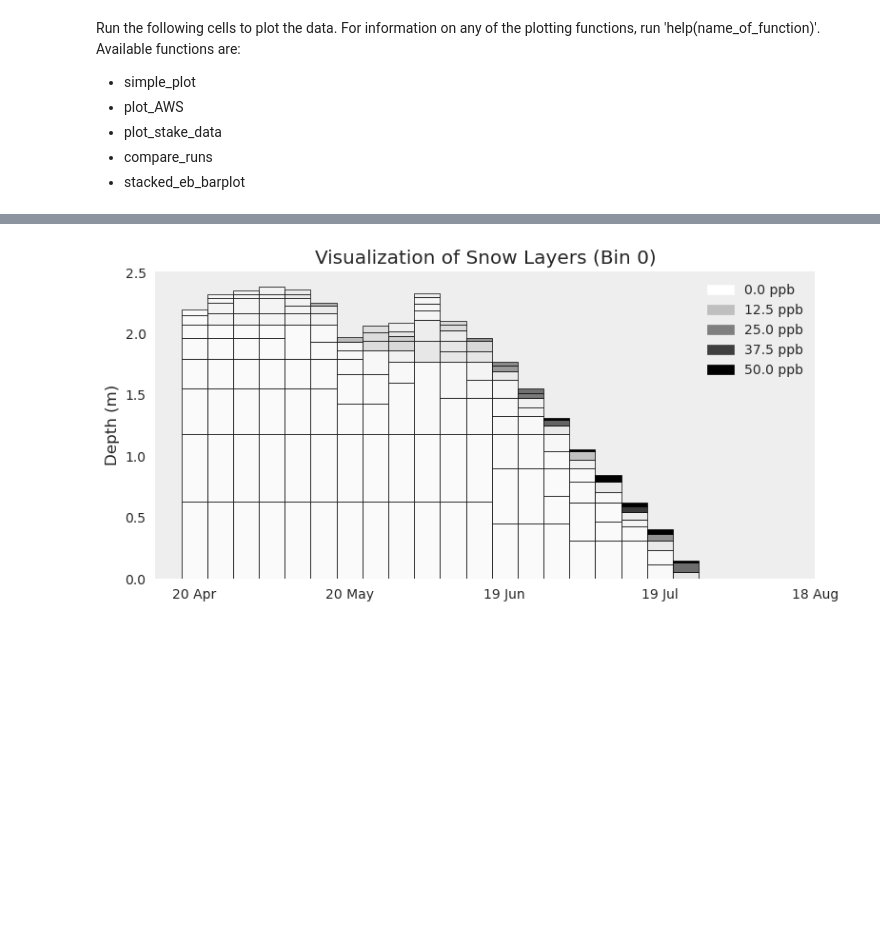
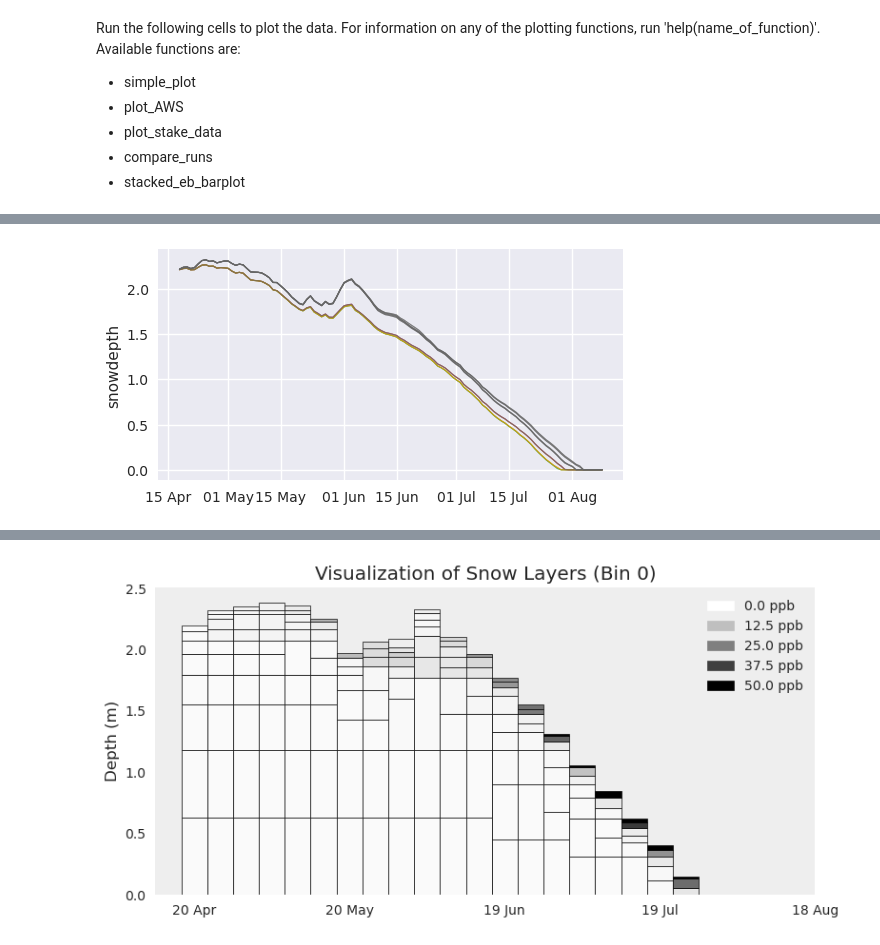
Before and after one commit to drounce/PyGEM, a Jupyter notebook: pygem_eb/processing/ebplotting.ipynb, the cells around one changed output, grey strips where cells are left out. Saved outputs shown, nothing was run; the diff lists cells and outputs as text; code cells hidden in the pictures; blank space fills up the shorter version.

```diff
--- a/pygem_eb/processing/ebplotting.ipynb
+++ b/pygem_eb/processing/ebplotting.ipynb
@@ -20,0 +48,4 @@ Run the following cells to plot the data. For information on any of the plotting
+# %%
+compare_runs(dslist,[startdate,enddate],labels,'snowdepth')
+# %% [output]
+[figure, added]
```
Also changed, not shown: parts of 4 cells of this notebook, 9 other files.
